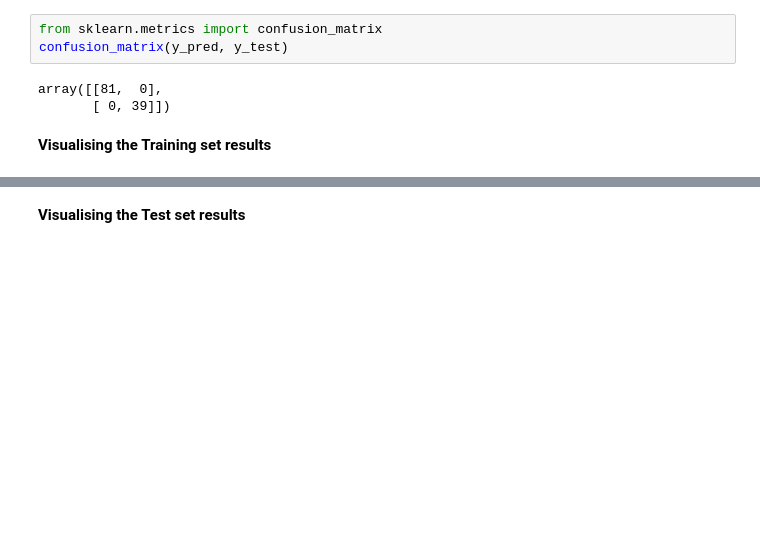
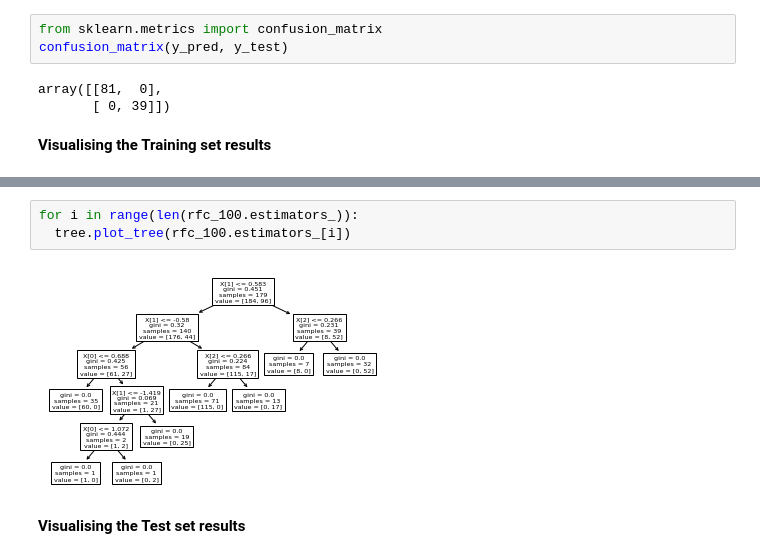
Before and after one commit to basangoudapatil/Task-7-1, a Jupyter notebook: Random_Forest_Assignment16.ipynb, the cells around one changed output, grey strips where cells are left out. Drawn from its saved outputs; the diff is of its cells as text; blank space fills up the shorter version.

```diff
--- a/Random_Forest_Assignment16.ipynb
+++ b/Random_Forest_Assignment16.ipynb
@@ -130,2 +207,7 @@ array([[81,  0],
+# %%
+for i in range(len(rfc_100.estimators_)):
+  tree.plot_tree(rfc_100.estimators_[i])
+# %% [output]
+[figure, added]
 # %% [markdown]
 **Visualising the Test set results**
```
Also changed, not shown: parts of 7 cells of this notebook.
